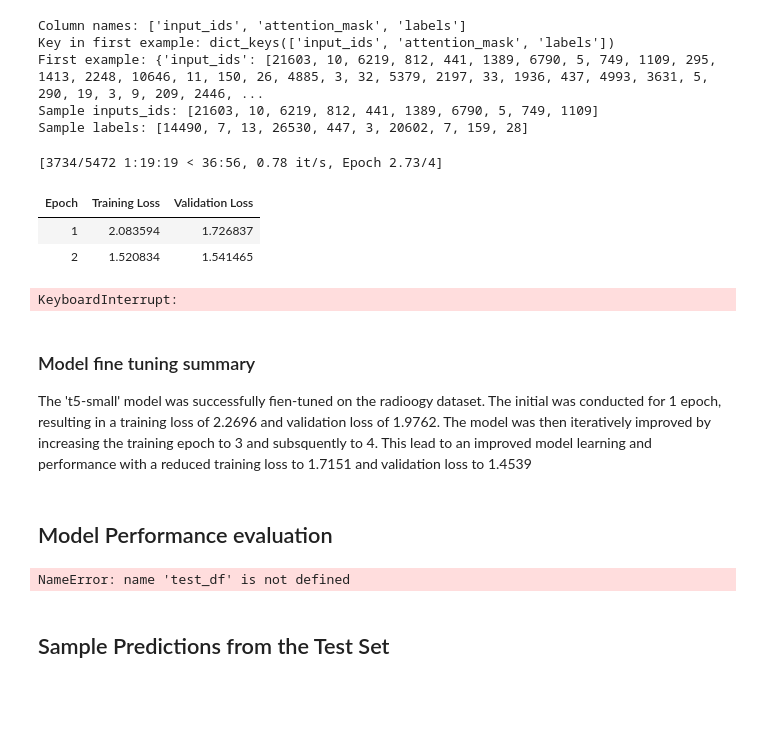
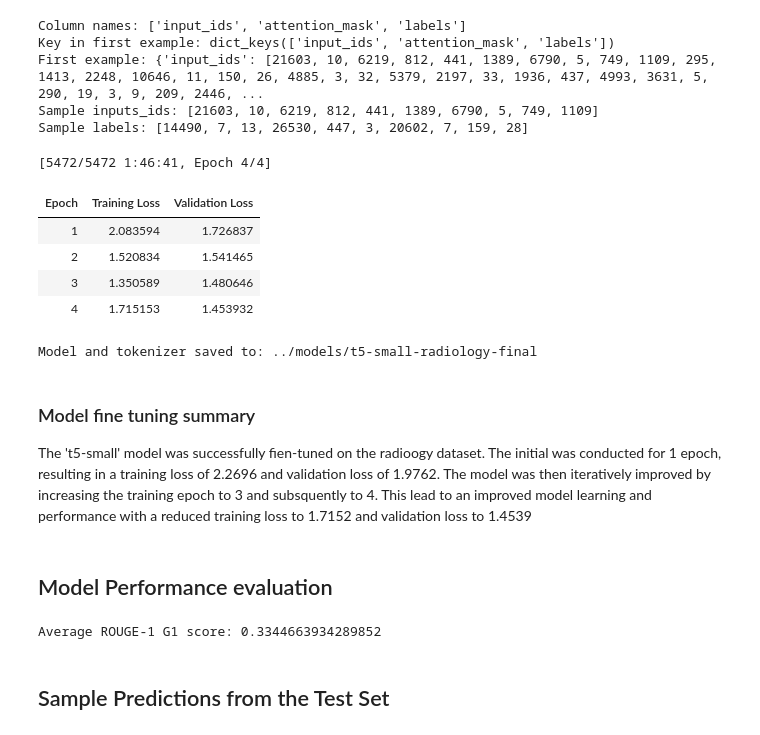
Before and after one commit to infoagambisa-source/medical-text-summariser, a Jupyter notebook: notebooks/medical-text-summariser.ipynb, the cells around one changed output. Drawn from its saved outputs; the diff is of its cells as text; code cells hidden in the pictures; blank space fills up the shorter version.

Commit message:
Update training loss and ROUGE-1 F1 scores for T5 and Falconsai models

```diff
--- a/notebooks/medical-text-summariser.ipynb
+++ b/notebooks/medical-text-summariser.ipynb
@@ -462,40 +462,42 @@ training_args = Seq2SeqTrainingArguments(
     save_total_limit=2,
     #logging_dir="../logs",
     logging_steps=50,
     report_to="none",
-    predict_with_generate=True
+    predict_with_generate=True,
     seed=42,
     data_seed=42
 )
 
 # Trainer
 trainer = Seq2SeqTrainer(
     model=model,
     args=training_args,
     train_dataset=tokenized_train,
     eval_dataset=tokenized_test,
     data_collator=data_collator,
 )
 
 # Train
 trainer.train()
 
 # Save the fine-tuned model and tokenizer
 save_path = "../models/t5-small-radiology-final"
 trainer.save_model(save_path)
 tokenizer.save_pretrained(save_path)
 
 print("Model and tokenizer saved to:", save_path)
 # %% [output]
-[3734/5472 1:19:19 < 36:56, 0.78 it/s, Epoch 2.73/4]
+[5472/5472 1:46:41, Epoch 4/4]
 | Epoch | Training Loss | Validation Loss |
 | 1 | 2.083594 | 1.726837 |
 | 2 | 1.520834 | 1.541465 |
+| 3 | 1.350589 | 1.480646 |
+| 4 | 1.715153 | 1.453932 |
-KeyboardInterrupt:
+Model and tokenizer saved to: ../models/t5-small-radiology-final
 # %% [markdown]
 ### Model fine tuning summary
 The 't5-small' model was successfully fien-tuned on the radioogy dataset. The initial was conducted for 1 epoch, resulting in a training loss of 2.2696 and validation loss of 1.9762.
-The model was then iteratively improved by increasing the training epoch to 3 and subsquently to 4. This lead to an improved model learning and performance with a reduced training loss to 1.7151 and validation loss to 1.4539
+The model was then iteratively improved by increasing the training epoch to 3 and subsquently to 4. This lead to an improved model learning and performance with a reduced training loss to 1.7152 and validation loss to 1.4539
 # %% [markdown]
 ## Model Performance evaluation
 # %%
@@ -547,9 +549,9 @@ for pred, true in zip(pred_summaries, true_summaries):
 
 avg_rouge = np.mean(scores)
 
-print("Average ROUGE-1 G1 score:", avg_rouge)
+print("Average ROUGE-1 F1 score:", avg_rouge)
 # %% [output]
-NameError: name 'test_df' is not defined
+Average ROUGE-1 G1 score: 0.3344663934289852
 # %% [markdown]
 ## Sample Predictions from the Test Set
 # %%
```
Also changed, not shown: parts of 1 cell of this notebook, 1 other file.
